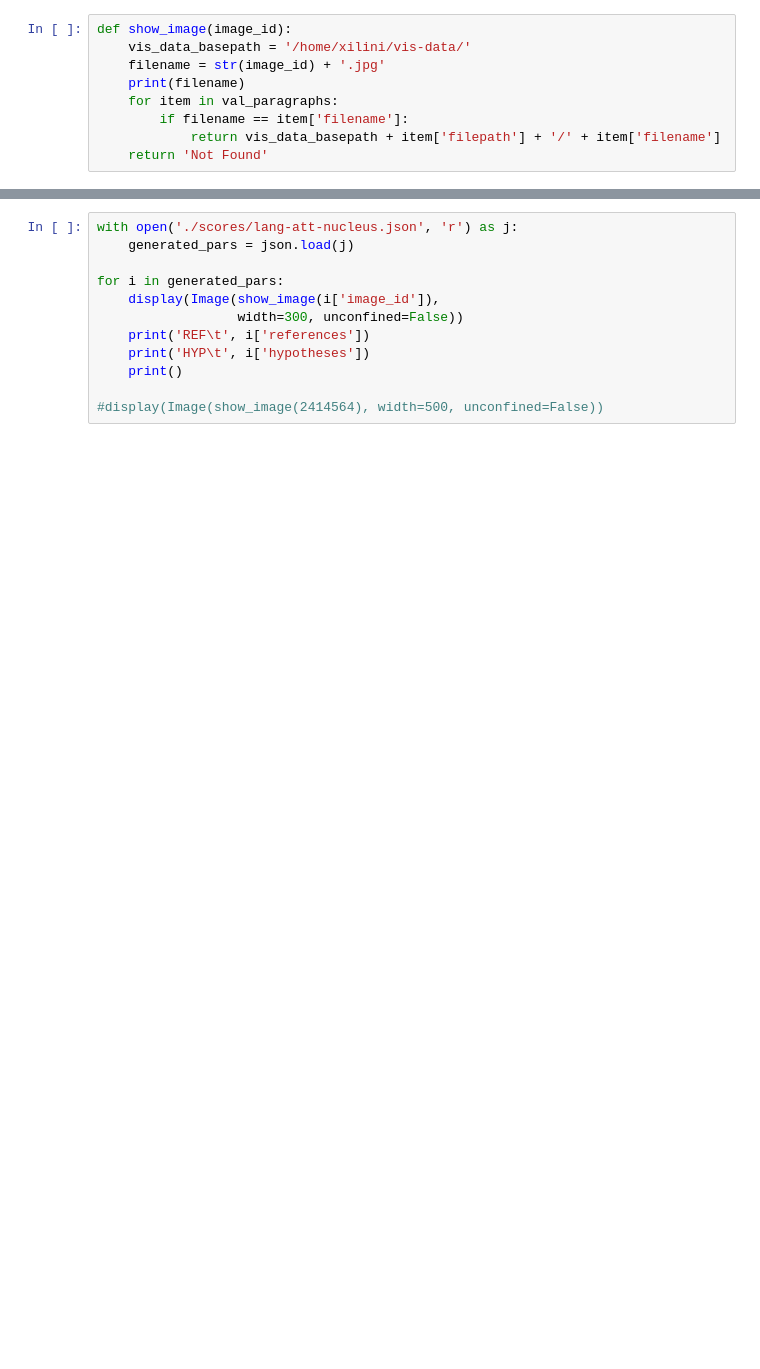
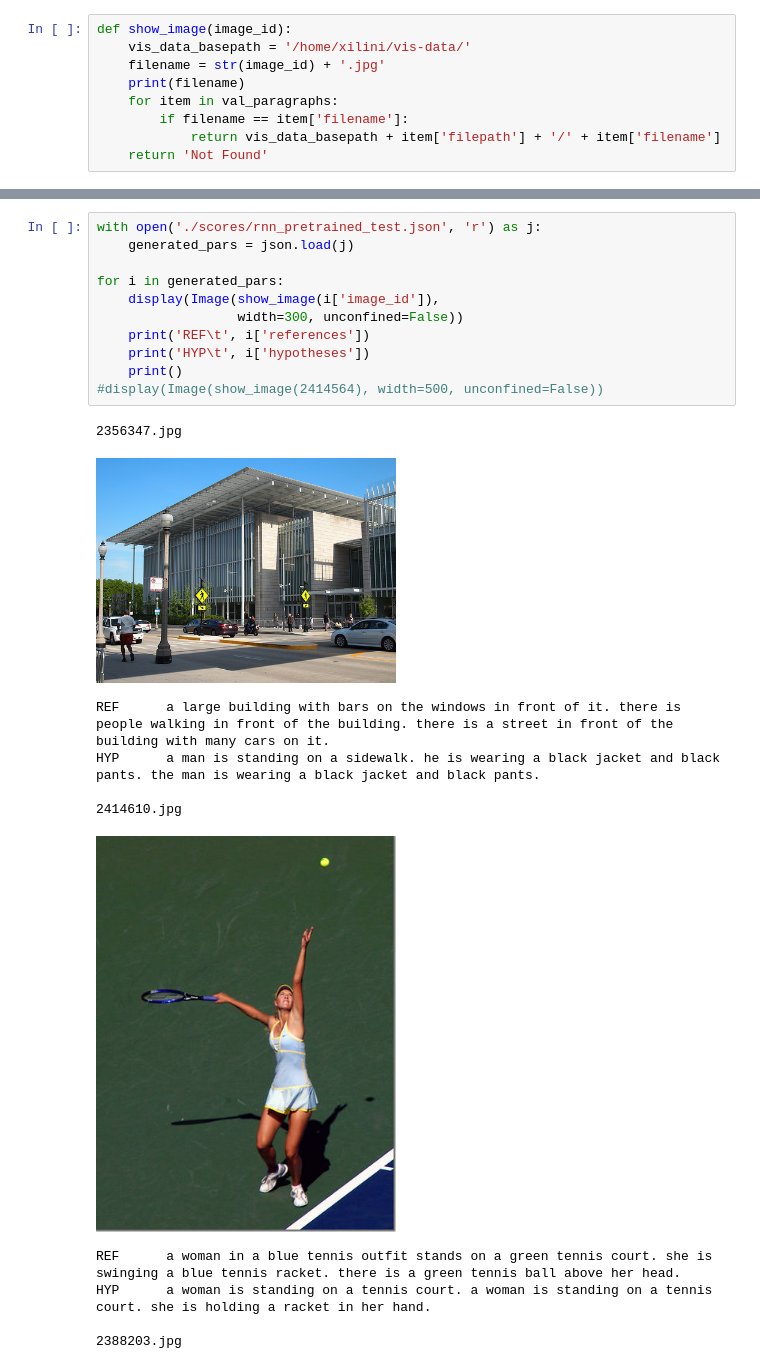
Before and after one commit to nilinykh/01-par-gen, a Jupyter notebook: model/visualise.ipynb, the cells around one changed output, grey strips where cells are left out. Drawn from its saved outputs; the diff is of its cells as text; blank space fills up the shorter version.

Commit message:
tests

```diff
--- a/model/visualise.ipynb
+++ b/model/visualise.ipynb
@@ -22,12 +42,23 @@ def show_image(image_id):
 # %%
-with open('./scores/lang-att-nucleus.json', 'r') as j:
+with open('./scores/rnn_pretrained_test.json', 'r') as j:
     generated_pars = json.load(j)
 
 for i in generated_pars:
     display(Image(show_image(i['image_id']),
                   width=300, unconfined=False))
     print('REF\t', i['references'])
     print('HYP\t', i['hypotheses'])
     print()
-
 #display(Image(show_image(2414564), width=500, unconfined=False))
+# %% [output]
+2356347.jpg
+[figure, added]
+REF      a large building with bars on the windows in front of it. there is people walking in front of the building. there is a street in front of the building with many cars on it.
+HYP      a man is standing on a sidewalk. he is wearing a black jacket and black pants. the man is wearing a black jacket and black pants.
+
+2414610.jpg
+[figure, added]
+REF      a woman in a blue tennis outfit stands on a green tennis court. she is swinging a blue tennis racket. there is a green tennis ball above her head.
+HYP      a woman is standing on a tennis court. a woman is standing on a tennis court. she is holding a racket in her hand.
+
+2388203.jpg
```
Also changed, not shown: parts of 3 cells of this notebook, 4 other files.
